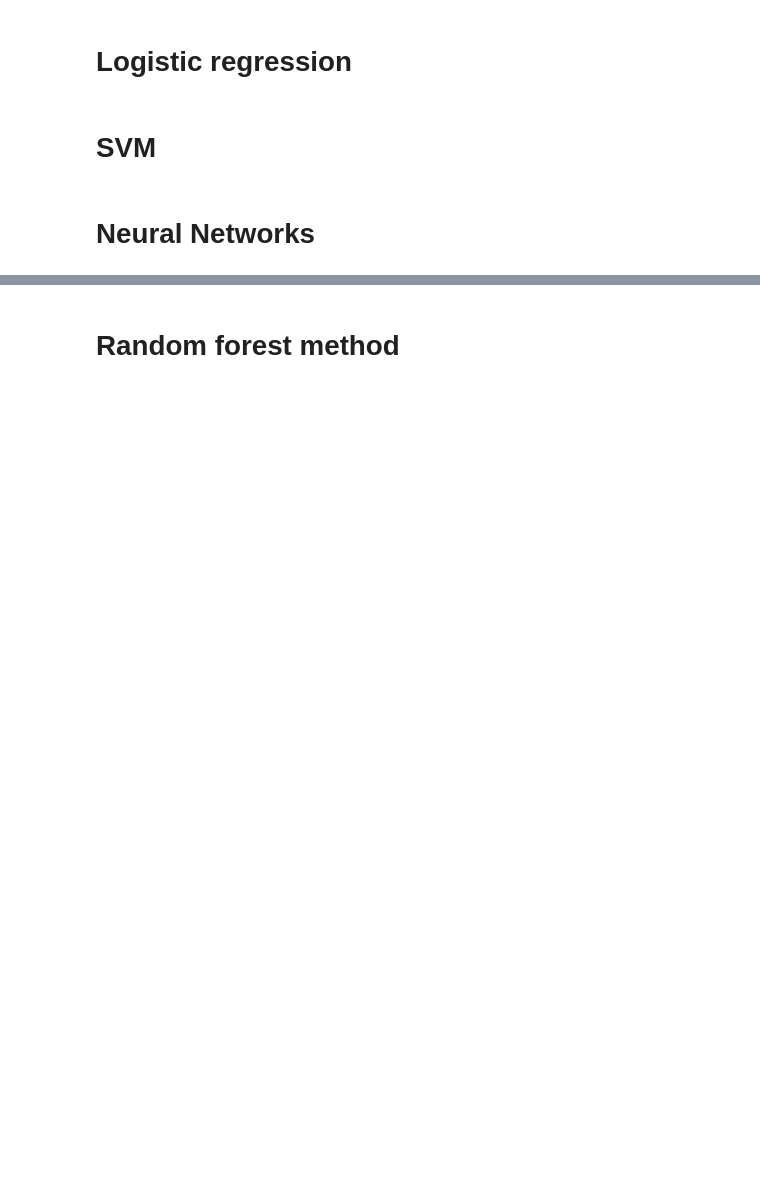
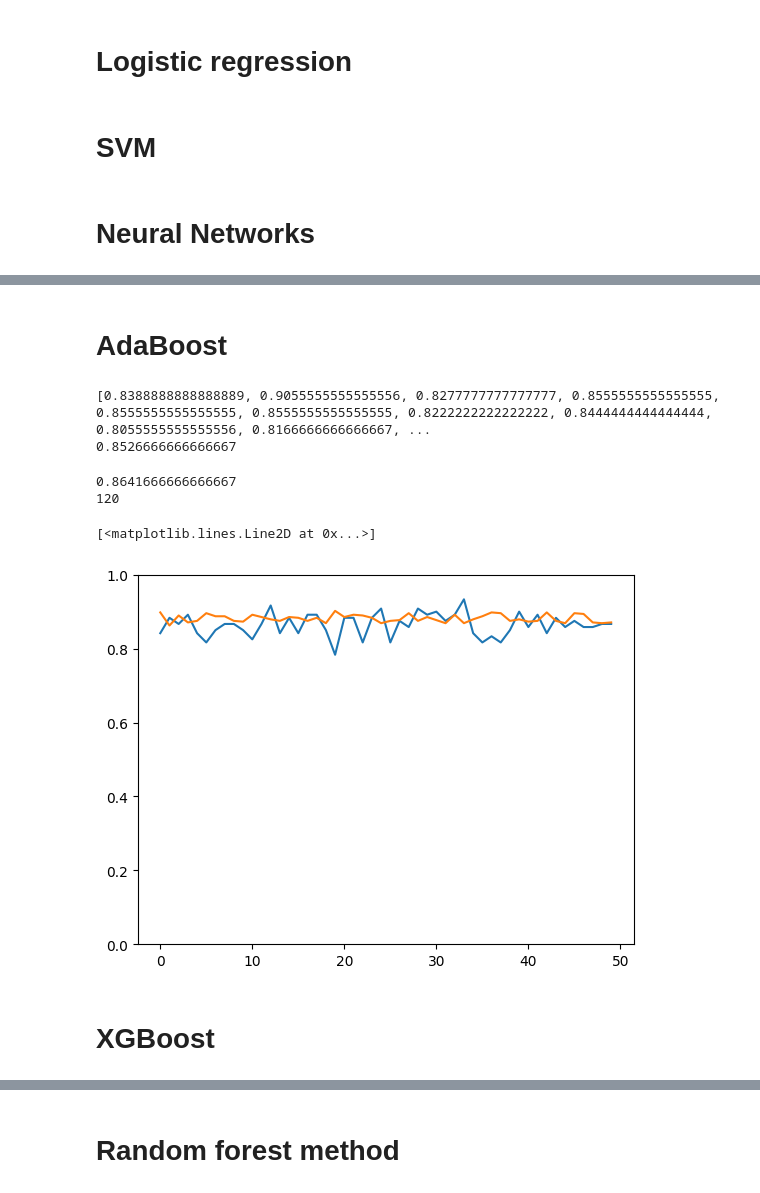
Before and after one commit to aacudad/EPO4-C2, a Jupyter notebook: main.ipynb, the cells around one changed output, grey strips where cells are left out. Drawn from its saved outputs; the diff is of its cells as text; code cells hidden in the pictures; blank space fills up the shorter version.

Commit message:
Adaboost en XGboost

```diff
--- a/main.ipynb
+++ b/main.ipynb
@@ -291,0 +294,54 @@ plt.legend(['accuracy', 'val_accuracy'])
+# %% [markdown]
+# AdaBoost
+# %%
+# Import the AdaBoost classifier
+from sklearn.ensemble import AdaBoostClassifier
+Ada_scores = [[]]*200
+for i in range(200):
+    X_train, X_test, y_train, y_test = train_test_split(x_train, y, test_size=0.3, random_state= i+1)
+    # Create adaboost classifer object
+    abc= AdaBoostClassifier(n_estimators=50, learning_rate=1, random_state=5)
+
+    # Train Adaboost Classifer
+    adaboost_model = abc.fit(X_train, y_train)
+
+
+#Predict the response for test dataset
+# y_pred = model1.predict(X_test)
+    score30= adaboost_model.score(X_test, y_test)
+    Ada_scores[i] = score30
+print(Ada_scores)
+print(np.mean(Ada_scores))
+#predictions = adaboost_model.predict(X_test)
+#print(predictions != y_test)
+#print(score30)
+# %% [output]
+[0.8388888888888889, 0.9055555555555556, 0.8277777777777777, 0.8555555555555555, 0.8555555555555555, 0.8555555555555555, 0.8222222222222222, 0.8444444444444444, 0.8055555555555556, 0.8166666666666667, ...
+0.8526666666666667
+# %%
+from sklearn.tree import DecisionTreeClassifier
+scores_ada = []
+trainscores_ada = []
+for i in range (50):
+      dtree = DecisionTreeClassifier(criterion='entropy', max_depth=1, random_state=1)
+      adbclassifier = AdaBoostClassifier(base_estimator=dtree,
+                                    n_estimators=100,
+                                    learning_rate=1,
+                                    algorithm = 'SAMME',
+                                    random_state=1)
+      X_train, X_test, y_train, y_test = train_test_split(x_train, y, test_size=0.2, random_state= i+1)
+      adbclassifier.fit(X_train, y_train)
+      scores_ada.append(adbclassifier.score(X_test,y_test))
+      trainscores_ada.append(adbclassifier.score(X_train,y_train))
+print(np.mean(scores_ada))
+print(len(X_test))
+plt.ylim(0,1)
+plt.plot(scores_ada)
+plt.plot(trainscores_ada)
+# %% [output]
+0.8641666666666667
+120
+[<matplotlib.lines.Line2D at 0x...>]
+[figure, added]
+# %% [markdown]
+# XGBoost
```
Also changed, not shown: parts of 18 cells of this notebook, 3 other files.
